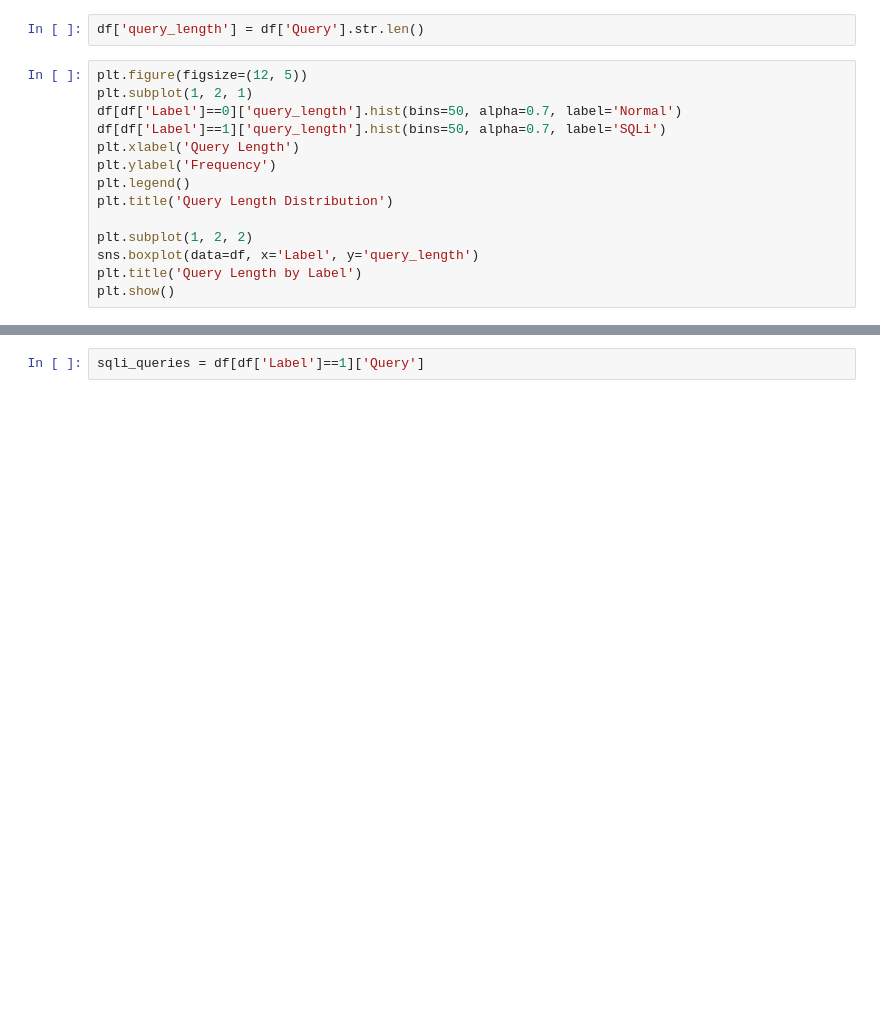
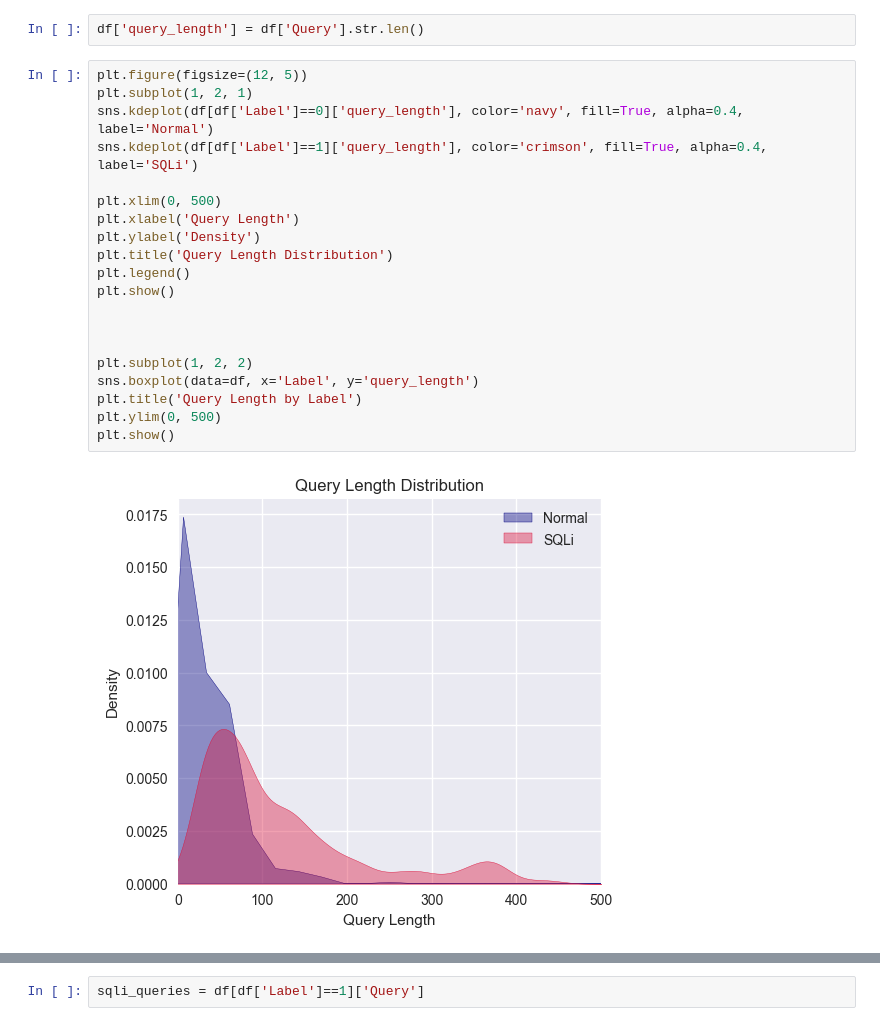
Before and after one commit to Attll/Sqli, a Jupyter notebook: 1_data/eda/eda.ipynb, the cells around one changed output, grey strips where cells are left out. Drawn from its saved outputs; the diff is of its cells as text; blank space fills up the shorter version.

```diff
--- a/1_data/eda/eda.ipynb
+++ b/1_data/eda/eda.ipynb
@@ -42,14 +91,22 @@ df['query_length'] = df['Query'].str.len()
 # %%
 plt.figure(figsize=(12, 5))
 plt.subplot(1, 2, 1)
-df[df['Label']==0]['query_length'].hist(bins=50, alpha=0.7, label='Normal')
-df[df['Label']==1]['query_length'].hist(bins=50, alpha=0.7, label='SQLi')
+sns.kdeplot(df[df['Label']==0]['query_length'], color='navy', fill=True, alpha=0.4, label='Normal')
+sns.kdeplot(df[df['Label']==1]['query_length'], color='crimson', fill=True, alpha=0.4, label='SQLi')
+
+plt.xlim(0, 500)
 plt.xlabel('Query Length')
-plt.ylabel('Frequency')
+plt.ylabel('Density')
+plt.title('Query Length Distribution')
 plt.legend()
-plt.title('Query Length Distribution')
+plt.show()
+
+
 
 plt.subplot(1, 2, 2)
 sns.boxplot(data=df, x='Label', y='query_length')
 plt.title('Query Length by Label')
+plt.ylim(0, 500)
 plt.show()
+# %% [output]
+[figure, added]
```
Also changed, not shown: parts of 7 cells of this notebook, 16 other files.
